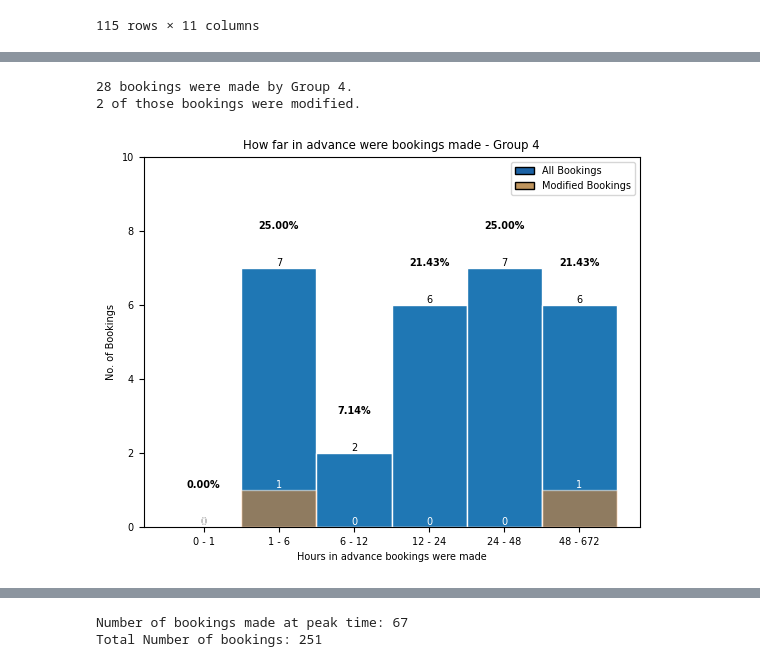
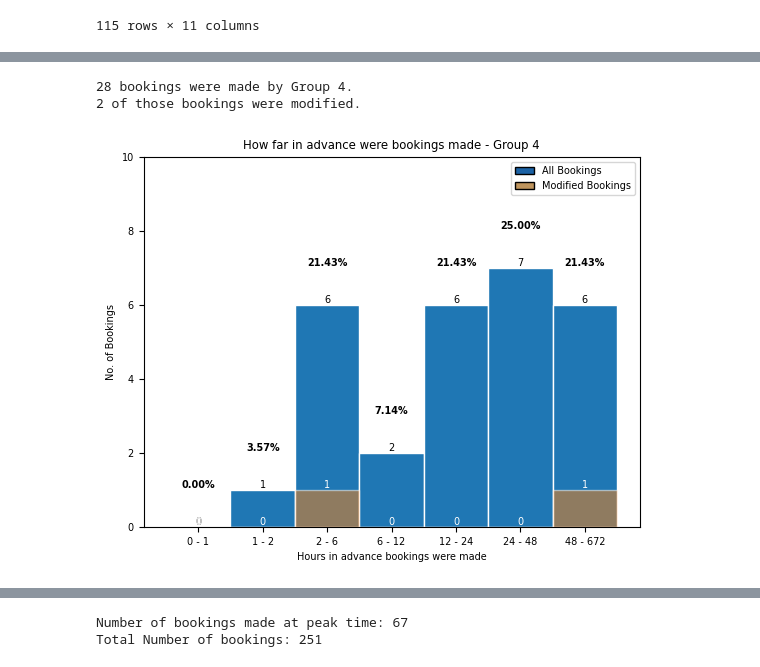
Before and after one commit to SoniaNkt/SolarCoordinationAnalysis, a Jupyter notebook: Booking Analyses.ipynb, the cells around one changed output, grey strips where cells are left out. Saved outputs shown, nothing was run; the diff lists cells and outputs as text; code cells hidden in the pictures.

```diff
--- a/Booking Analyses.ipynb
+++ b/Booking Analyses.ipynb
@@ -53,8 +53,8 @@ allBookings['diff'] = (allBookings['start'] - allBookings['created_at']) /pd.Tim
 
 plt.rcParams.update({'font.size': 7})
 
-# bins=[<1h,<6h,<12h,<24h,<48h,>48h-4w]
-bins=[0,1,6,12,24,48,48*14]
+# bins=[<1h,<2h,<6h,<12h,<24h,<48h,>48h-4w]
+bins=[0,1,2,6,12,24,48,48*14]
 
 # make bookings histogram
 hist, bin_edges = np.histogram(allBookings['diff'],bins)
@@ -151,8 +151,8 @@ g1Bookings['diff'] = (g1Bookings['start'] - g1Bookings['created_at']) /pd.Timede
 
 plt.rcParams.update({'font.size': 7})
 
-# bins=[<1h,<6h,<12h,<24h,<48h,>48h-4w]
-bins=[0,1,6,12,24,48,48*14]
+# bins=[<1h,<2h,<6h,<12h,<24h,<48h,>48h-4w]
+bins=[0,1,2,6,12,24,48,48*14]
 
 # make bookings histogram
 hist, bin_edges = np.histogram(g1Bookings['diff'],bins)
@@ -256,8 +256,8 @@ g2Bookings['diff'] = (g2Bookings['start'] - g2Bookings['created_at']) /pd.Timede
 
 plt.rcParams.update({'font.size': 7})
 
-# bins=[<1h,<6h,<12h,<24h,<48h,>48h-4w]
-bins=[0,1,6,12,24,48,48*14]
+# bins=[<1h,<2h,<6h,<12h,<24h,<48h,>48h-4w]
+bins=[0,1,2,6,12,24,48,48*14]
 
 # make bookings histogram
 hist, bin_edges = np.histogram(g2Bookings['diff'],bins)
@@ -371,8 +365,8 @@ g3Bookings['diff'] = (g3Bookings['start'] - g3Bookings['created_at']) /pd.Timede
 
 plt.rcParams.update({'font.size': 7})
 
-# bins=[<1h,<6h,<12h,<24h,<48h,>48h-4w]
-bins=[0,1,6,12,24,48,48*14]
+# bins=[<1h,<2h,<6h,<12h,<24h,<48h,>48h-4w]
+bins=[0,1,2,6,12,24,48,48*14]
 
 # make bookings histogram
 hist, bin_edges = np.histogram(g3Bookings['diff'],bins)
@@ -485,8 +474,8 @@ g4Bookings['diff'] = (g4Bookings['start'] - g4Bookings['created_at']) /pd.Timede
 
 plt.rcParams.update({'font.size': 7})
 
-# bins=[<1h,<6h,<12h,<24h,<48h,>48h-4w]
-bins=[0,1,6,12,24,48,48*14]
+# bins=[<1h,<2h,<6h,<12h,<24h,<48h,>48h-4w]
+bins=[0,1,2,6,12,24,48,48*14]
 
 # make bookings histogram
 hist, bin_edges = np.histogram(g4Bookings['diff'],bins)
@@ -528,32 +517,32 @@ print(total_bookings, 'bookings were made by Group 4.')
 print(modified_bookings.dropna().count(), 'of those bookings were modified.')
 
 # Add the y-axis value at the top of each bin - all group 4 bookings
 for i, bar in enumerate(outer_bars):
     height = bar.get_height() #this is the value each bin corresponds to
 
     # Add the y-axis value at the top of each bin
     ax.text(bar.get_x() + bar.get_width() / 2, height, str(int(height)), ha='center', va='bottom')
 
     # Calculate and display the percentage
     percentage = (height / total_bookings) * 100
     ax.text(bar.get_x() + bar.get_width() / 2, height + 1, f"{percentage:.2f}%", ha='center', va='bottom', fontweight='bold')
 
 
 # Add the y-axis value at the top of each bin - modified bookings in group 1
 for i, bar in enumerate(nested_bars):
     height = bar.get_height() #this is the value each bin corresponds to
 
     # Add the y-axis value at the top of each bin
     ax.text(bar.get_x() + bar.get_width() / 2, height, str(int(height)), ha='center', va='bottom', color='w')
 
 # Extend the y-axis by setting the minimum and maximum limits
 min_y = 0
 max_y = max(hist) + 3  # Add some extra space above the highest bar
 ax.set_ylim(min_y, max_y)
 
 plt.show()
 # %% [output]
 28 bookings were made by Group 4.
 2 of those bookings were modified.
-[figure, old version]
+[figure, new version]
 # %%
```
Also changed, not shown: parts of 12 cells of this notebook.
